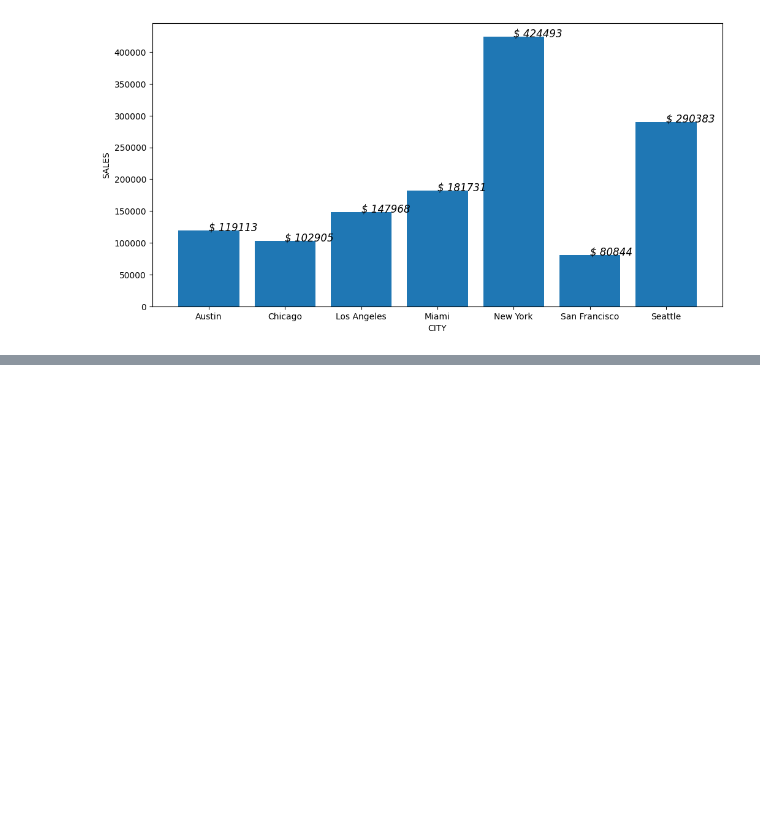
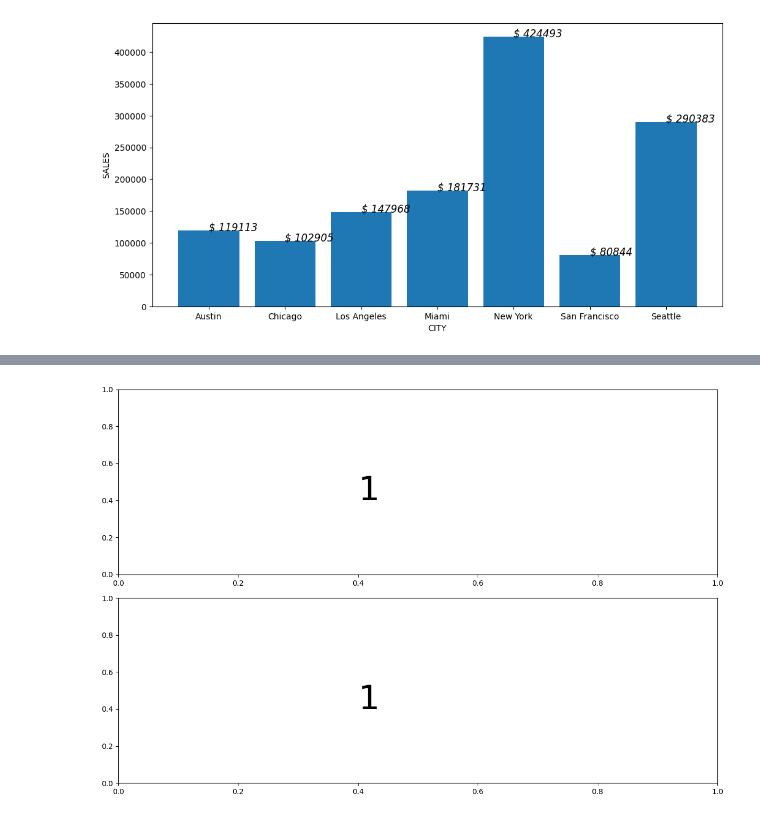
Before and after one commit to wuamy/notebook, a Jupyter notebook: Demo2.ipynb, the cells around one changed output, grey strips where cells are left out. Drawn from its saved outputs; the diff is of its cells as text; code cells hidden in the pictures; blank space fills up the shorter version.

```diff
--- a/Demo2.ipynb
+++ b/Demo2.ipynb
@@ -227,0 +239,14 @@ plt.show()
+# %%
+# layout: 2*1
+plt.figure(figsize = (12,8))
+
+plt.subplot(211)
+plt.annotate('1', xy=(0.4,0.4), fontsize =45)
+
+plt.subplot(212)
+plt.annotate('1', xy=(0.4,0.4), fontsize =45)
+
+plt.tight_layout()
+plt.show()
+# %% [output]
+[figure, added]
```
Also changed, not shown: parts of 4 cells of this notebook.
